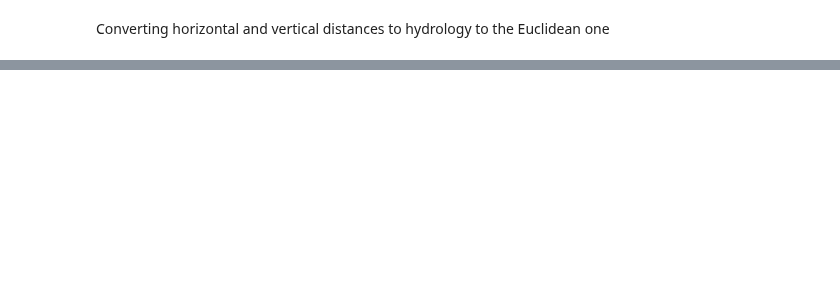
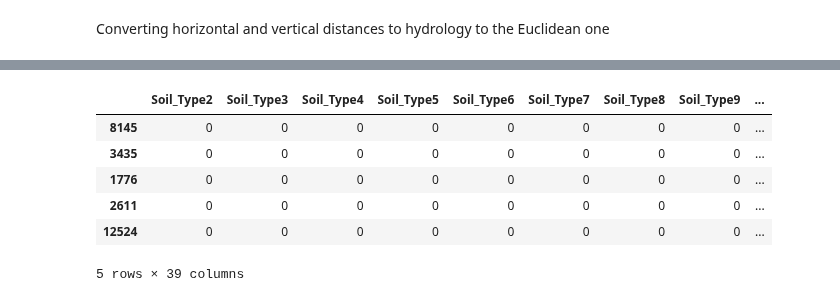
Before and after one commit to TeoAle/Kaggle_ML2, a Jupyter notebook: notebooks/EDA.ipynb, the cells around one changed output, grey strips where cells are left out. Drawn from its saved outputs; the diff is of its cells as text; code cells hidden in the pictures; blank space fills up the shorter version.

```diff
--- a/notebooks/EDA.ipynb
+++ b/notebooks/EDA.ipynb
@@ -80,0 +89,3 @@ elu_data_raw.head()
+# %%
+df_soil_cols = df[soil_cols].copy()
+df.drop(soil_cols, axis=1, inplace=True)
@@ -80,0 +101,12 @@ elu_data_raw.head()
+# %%
+df_soil_cols.drop('Soil_Type1', axis=1, inplace=True)
+soil_cols.remove('Soil_Type1')
+df_soil_cols.sample(5)
+# %% [output]
+|  | Soil_Type2 | Soil_Type3 | Soil_Type4 | Soil_Type5 | Soil_Type6 | Soil_Type7 | Soil_Type8 | Soil_Type9 | ... |
+| 8145 | 0 | 0 | 0 | 0 | 0 | 0 | 0 | 0 | ... |
+| 3435 | 0 | 0 | 0 | 0 | 0 | 0 | 0 | 0 | ... |
+| 1776 | 0 | 0 | 0 | 0 | 0 | 0 | 0 | 0 | ... |
+| 2611 | 0 | 0 | 0 | 0 | 0 | 0 | 0 | 0 | ... |
+| 12524 | 0 | 0 | 0 | 0 | 0 | 0 | 0 | 0 | ... |
+5 rows × 39 columns
```
Also changed, not shown: parts of 30 cells of this notebook, 1 other file.
